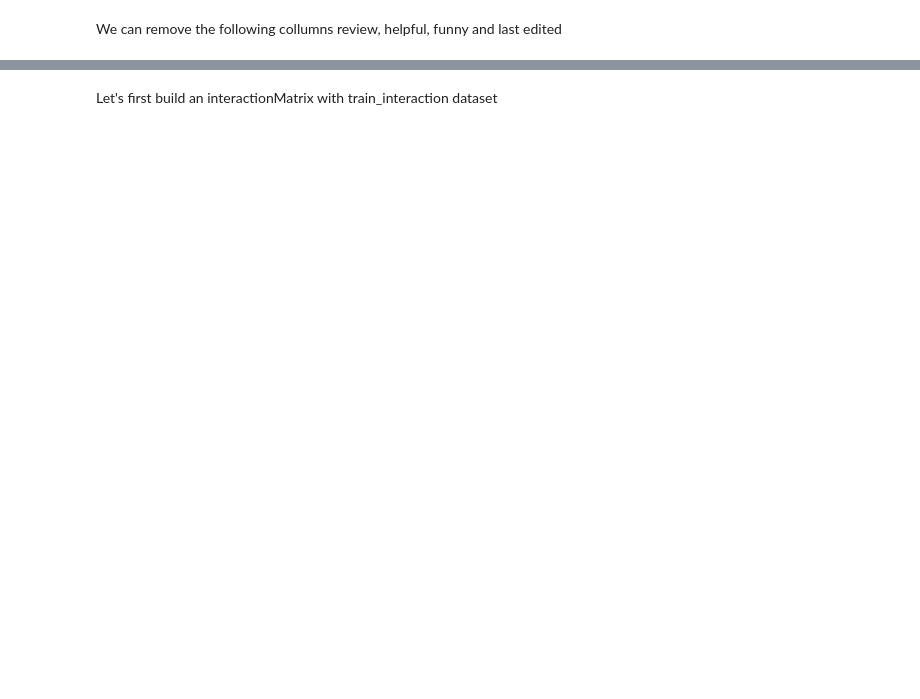
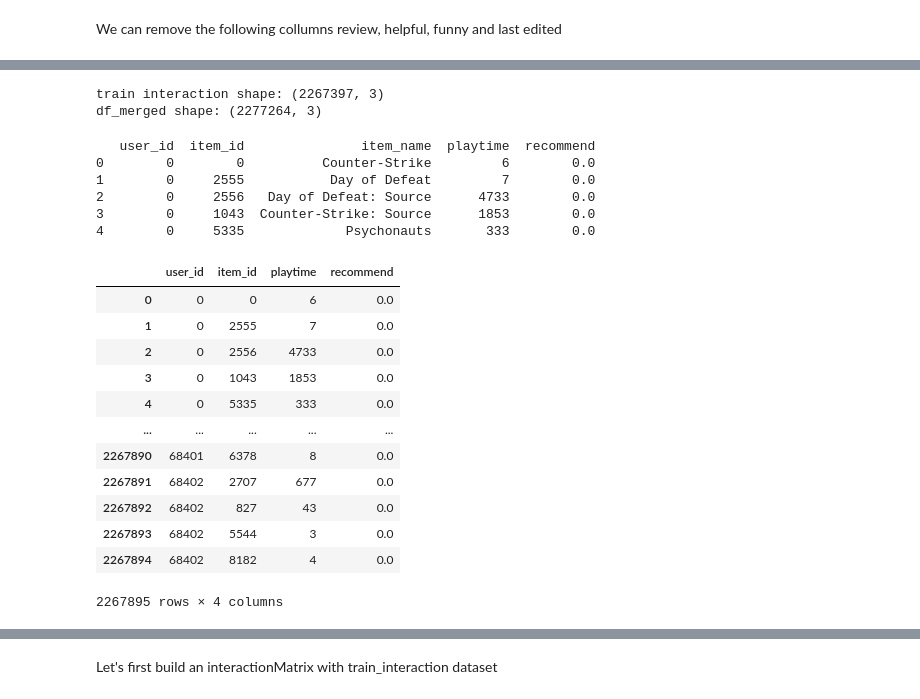
Before and after one commit to sclatch1/recommenderSystems, a Jupyter notebook: notebooks/dataexploration2.ipynb, the cells around one changed output, grey strips where cells are left out. Drawn from its saved outputs; the diff is of its cells as text; code cells hidden in the pictures; blank space fills up the shorter version.

```diff
--- a/notebooks/dataexploration2.ipynb
+++ b/notebooks/dataexploration2.ipynb
@@ -173,0 +125,5 @@ profile.to_file(f"{ROOT_DIR}/reports/user_reviews_report")
+# %%
+train_interaction = pd.concat([train_interaction, test_interaction], ignore_index=True)
+train_interaction = train_interaction.drop_duplicates(subset=['user_id', 'item_id'])
+
+print(train_interaction.head())
@@ -173,0 +151,4 @@ profile.to_file(f"{ROOT_DIR}/reports/user_reviews_report")
+# %%
+train_interaction = train_interaction[train_interaction['playtime'] >= 300]
+train_interaction['implicit'] = 1
+train_interaction = train_interaction[['user_id', 'item_id', 'implicit']]
@@ -173,0 +158,12 @@ profile.to_file(f"{ROOT_DIR}/reports/user_reviews_report")
+# %%
+
+
+user_reviews['recommend'] = user_reviews['recommend'].map({True: 1, False: -1})
+
+print(user_reviews['recommend'].value_counts())
+
+
+df_merged = pd.merge(train_interaction, user_reviews, on=['user_id', 'item_id'], how='outer')
+df_merged['playtime'] = df_merged['playtime'].fillna(df_merged['recommend'])
+df_merged = df_merged.drop(columns=['recommend'])
+print(df_merged.head(50))
@@ -173,0 +188,10 @@ profile.to_file(f"{ROOT_DIR}/reports/user_reviews_report")
+# %%
+df_merged.fillna({'recommend': 0}, inplace=True)
+
+print(df_merged.value_counts())
+
+print((df_merged['recommend'] == 1).sum())
+
+percentage_recommended = ((df_merged['recommend'] == 1) | (df_merged['recommend'] == -1)).mean() * 100
+print(f"Percentage of recommended games in training interactions: {percentage_recommended:.2f}%")
+print(df_merged.head())
@@ -173,0 +216,7 @@ profile.to_file(f"{ROOT_DIR}/reports/user_reviews_report")
+# %%
+
+print(f"train interaction shape: {train_interaction.shape}")
+print(f"df_merged shape: {df_merged.shape}")
+# %% [output]
+train interaction shape: (2267397, 3)
+df_merged shape: (2277264, 3)
@@ -173,0 +227,23 @@ profile.to_file(f"{ROOT_DIR}/reports/user_reviews_report")
+# %%
+print(df_merged.head())
+df_merged.drop(columns=["item_name"])
+# %% [output]
+   user_id  item_id               item_name  playtime  recommend
+0        0        0          Counter-Strike         6        0.0
+1        0     2555           Day of Defeat         7        0.0
+2        0     2556   Day of Defeat: Source      4733        0.0
+3        0     1043  Counter-Strike: Source      1853        0.0
+4        0     5335             Psychonauts       333        0.0
+|  | user_id | item_id | playtime | recommend |
+| 0 | 0 | 0 | 6 | 0.0 |
+| 1 | 0 | 2555 | 7 | 0.0 |
+| 2 | 0 | 2556 | 4733 | 0.0 |
+| 3 | 0 | 1043 | 1853 | 0.0 |
+| 4 | 0 | 5335 | 333 | 0.0 |
+| ... | ... | ... | ... | ... |
+| 2267890 | 68401 | 6378 | 8 | 0.0 |
+| 2267891 | 68402 | 2707 | 677 | 0.0 |
+| 2267892 | 68402 | 827 | 43 | 0.0 |
+| 2267893 | 68402 | 5544 | 3 | 0.0 |
+| 2267894 | 68402 | 8182 | 4 | 0.0 |
+2267895 rows × 4 columns
```
Also changed, not shown: parts of 38 cells of this notebook, 29 other files.
